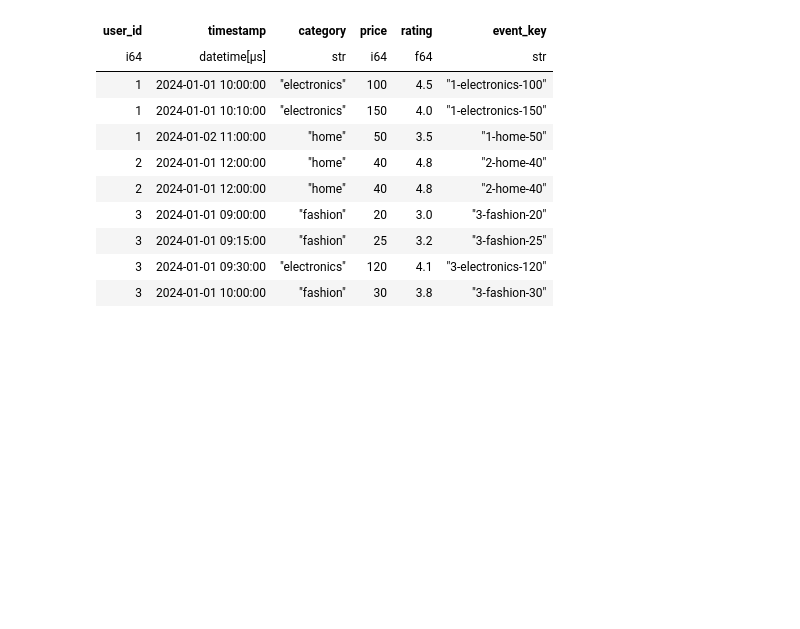
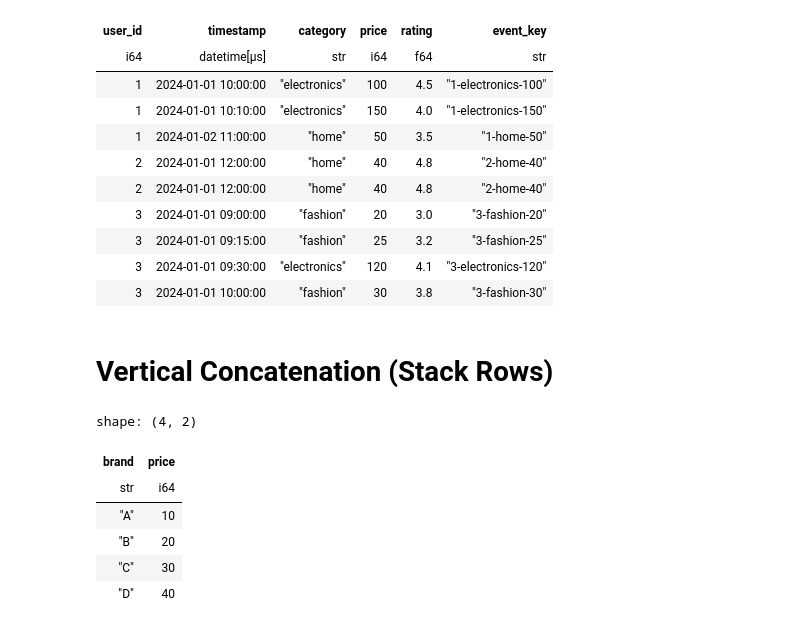
Before and after one commit to markzuckerburg600-glitch/Polars-Libary, a Jupyter notebook: polars-tutorial.ipynb, the cells around one changed output. Cells and saved outputs as stored; diff of their text form; code cells hidden in the pictures; blank space fills up the shorter version.

```diff
--- a/polars-tutorial.ipynb
+++ b/polars-tutorial.ipynb
@@ -874,3 +870,28 @@ shape: (9, 6)
 | 3 | 2024-01-01 09:15:00 | "fashion" | 25 | 3.2 | "3-fashion-25" |
 | 3 | 2024-01-01 09:30:00 | "electronics" | 120 | 4.1 | "3-electronics-120" |
 | 3 | 2024-01-01 10:00:00 | "fashion" | 30 | 3.8 | "3-fashion-30" |
+# %% [markdown]
+# Vertical Concatenation (Stack Rows)
+# %%
+import polars as pl
+
+df1 = pl.DataFrame({
+    "brand": ["A", "B"],
+    "price": [10, 20]
+})
+
+df2 = pl.DataFrame({
+    "brand": ["C", "D"],
+    "price": [30, 40]
+})
+
+df_concat = pl.concat([df1, df2])
+df_concat
+# %% [output]
+shape: (4, 2)
+| brand | price |
+| str | i64 |
+| "A" | 10 |
+| "B" | 20 |
+| "C" | 30 |
+| "D" | 40 |
```
Also changed, not shown: parts of 7 cells of this notebook.
